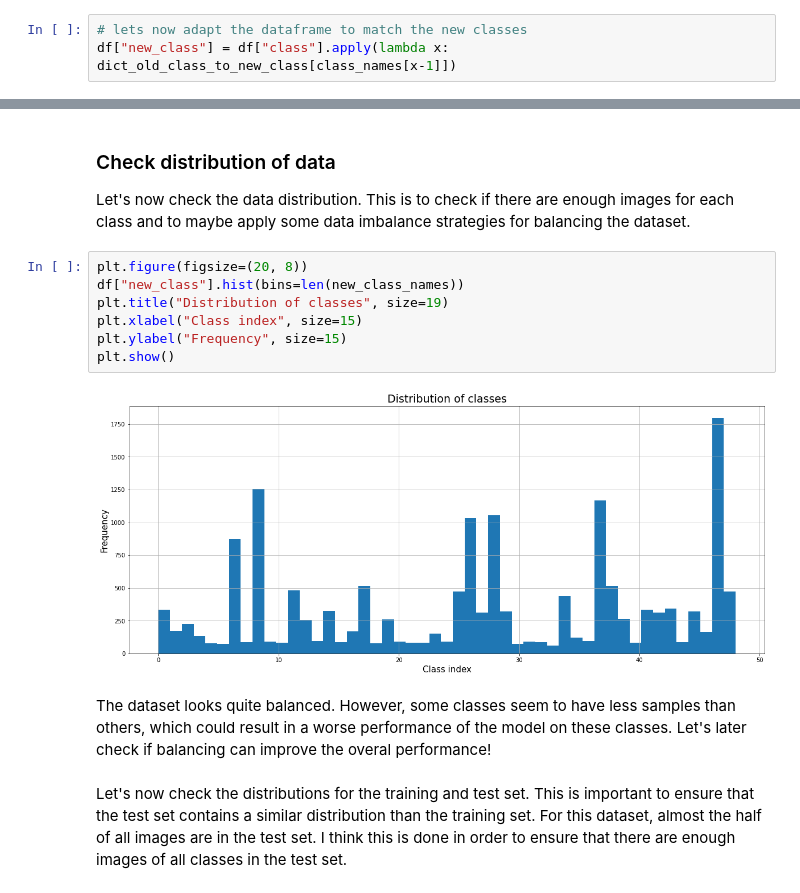
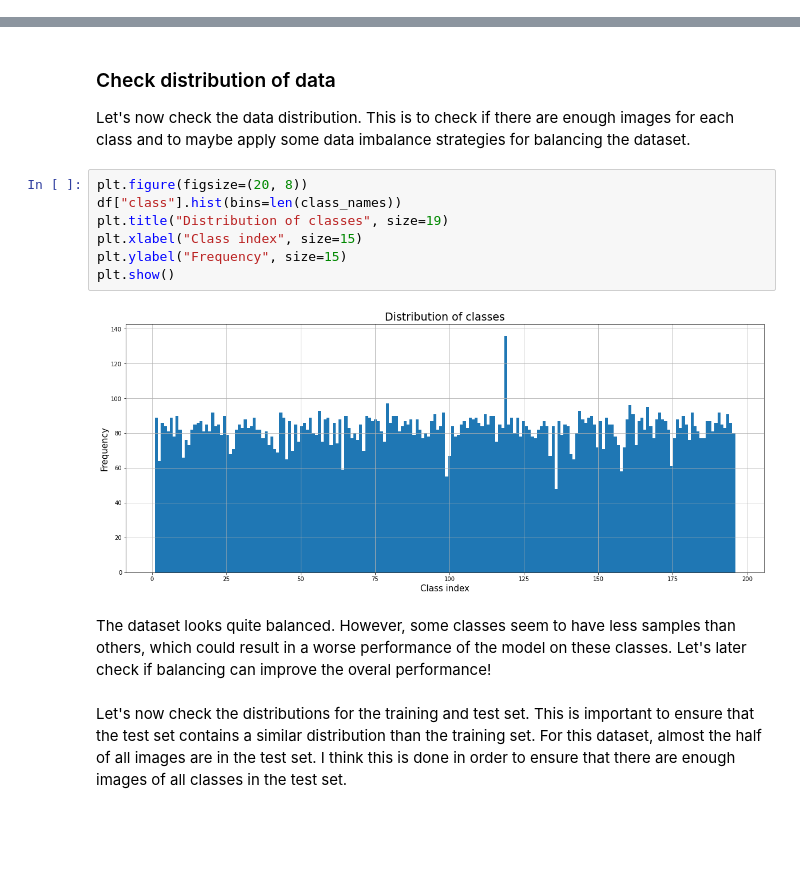
Before and after one commit to patrickbrus/IBM_Machine_Learning_Professional, a Jupyter notebook: Deep_Learning/DeepLearning_Project.ipynb, the cells around one changed output, grey strips where cells are left out. Drawn from its saved outputs; the diff is of its cells as text; blank space fills up the shorter version.

```diff
--- a/Deep_Learning/DeepLearning_Project.ipynb
+++ b/Deep_Learning/DeepLearning_Project.ipynb
@@ -262,3 +200,0 @@ dict_old_class_to_new_class
-# %%
-# lets now adapt the dataframe to match the new classes
-df["new_class"] = df["class"].apply(lambda x: dict_old_class_to_new_class[class_names[x-1]])
@@ -374,13 +286,13 @@ show_image(df, r"data\car_ims", index)
 Let's now check the data distribution. This is to check if there are enough images for each class and to maybe apply some data imbalance strategies for balancing the dataset.
 # %%
 plt.figure(figsize=(20, 8))
-df["new_class"].hist(bins=len(new_class_names))
+df["class"].hist(bins=len(class_names))
 plt.title("Distribution of classes", size=19)
 plt.xlabel("Class index", size=15)
 plt.ylabel("Frequency", size=15)
 plt.show()
 # %% [output]
-[figure, old version]
+[figure, new version]
 # %% [markdown]
 The dataset looks quite balanced. However, some classes seem to have less samples than others, which could result in a worse performance of the model on these classes. Let's later check if balancing can improve the overal performance! <br> <br>
 Let's now check the distributions for the training and test set. This is important to ensure that the test set contains a similar distribution than the training set. For this dataset, almost the half of all images are in the test set. I think this is done in order to ensure that there are enough images of all classes in the test set.
```
Also changed, not shown: parts of 49 cells of this notebook, 4 other files.
